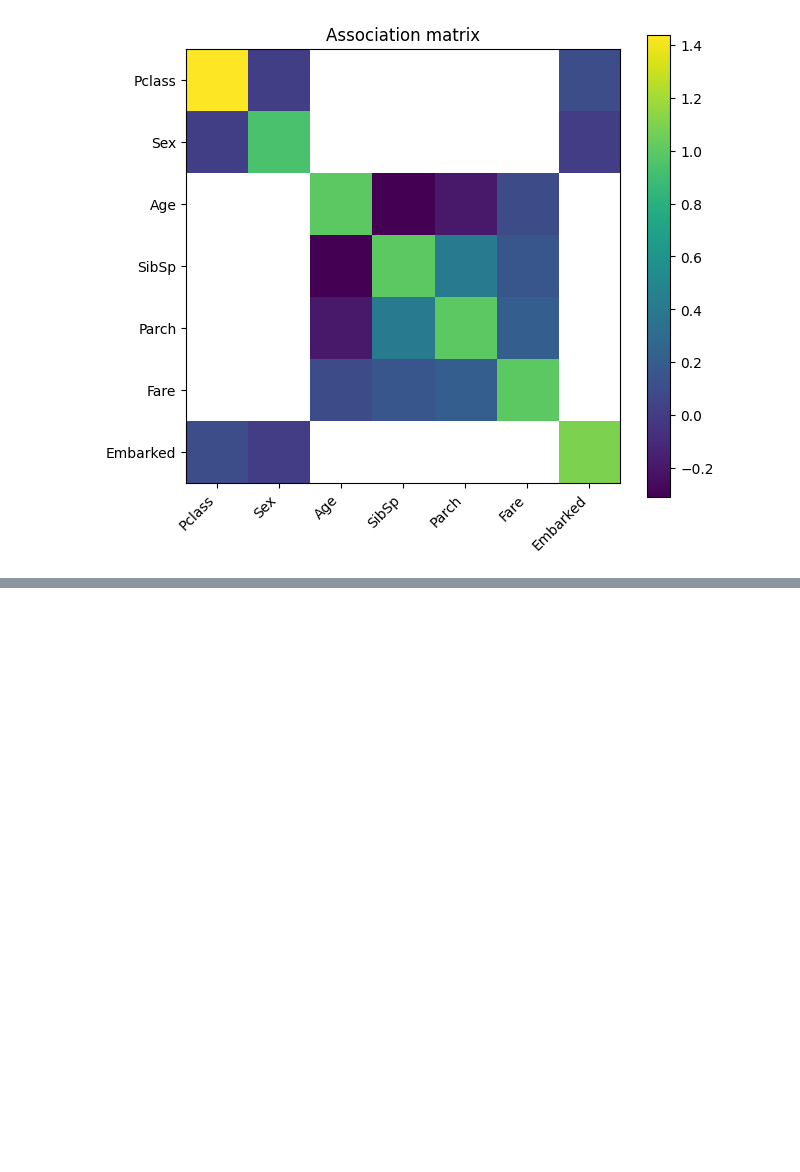
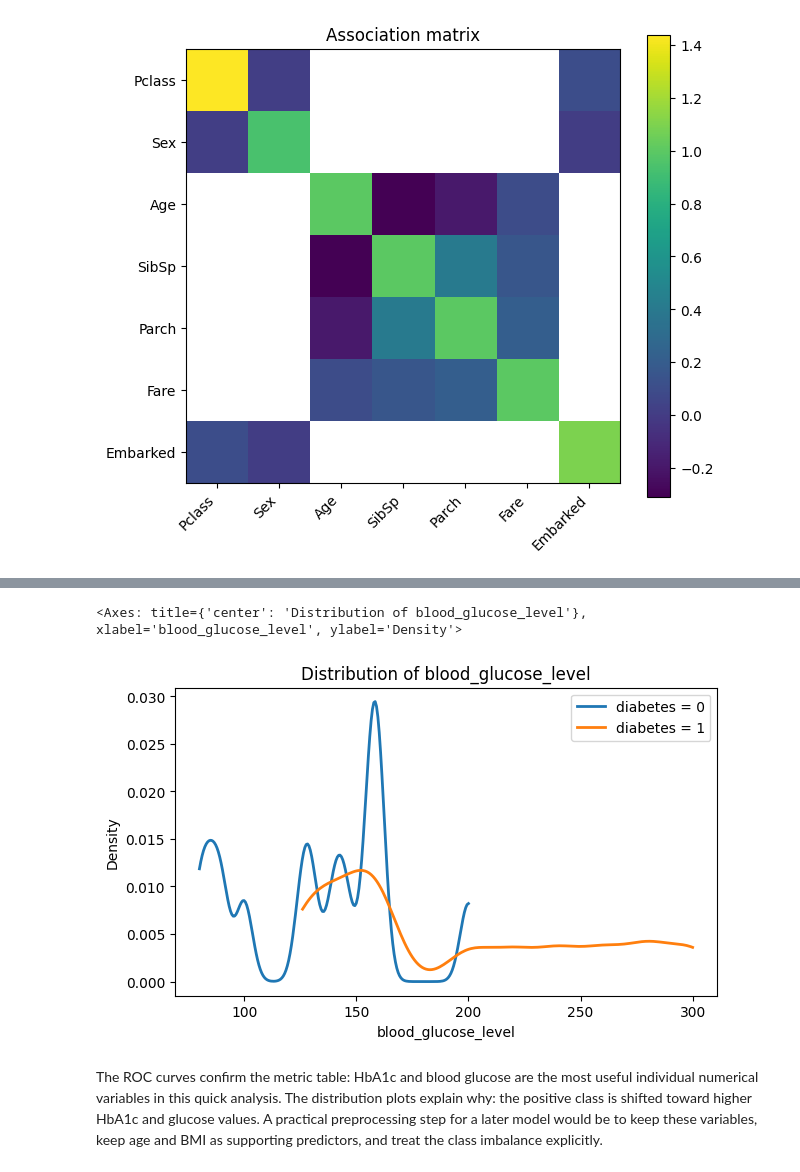
Before and after one commit to abarrenap/sme-dataprep-python, a Jupyter notebook: usage_examples.ipynb, the cells around one changed output, grey strips where cells are left out. Cells and saved outputs as stored; diff of their text form; code cells hidden in the pictures; blank space fills up the shorter version.

```diff
--- a/usage_examples.ipynb
+++ b/usage_examples.ipynb
@@ -358,0 +398,7 @@ When the second dataset is added, repeat the same workflow in a new section: loa
+# %%
+plot_variable_distribution(diabetes_data, variable="blood_glucose_level", target="diabetes", by_class=True)
+# %% [output]
+<Axes: title={'center': 'Distribution of blood_glucose_level'}, xlabel='blood_glucose_level', ylabel='Density'>
+[figure, added]
+# %% [markdown]
+The ROC curves confirm the metric table: HbA1c and blood glucose are the most useful individual numerical variables in this quick analysis. The distribution plots explain why: the positive class is shifted toward higher HbA1c and glucose values. A practical preprocessing step for a later model would be to keep these variables, keep age and BMI as supporting predictors, and treat the class imbalance explicitly.
```
Also changed, not shown: parts of 61 cells of this notebook, 2 other files.
